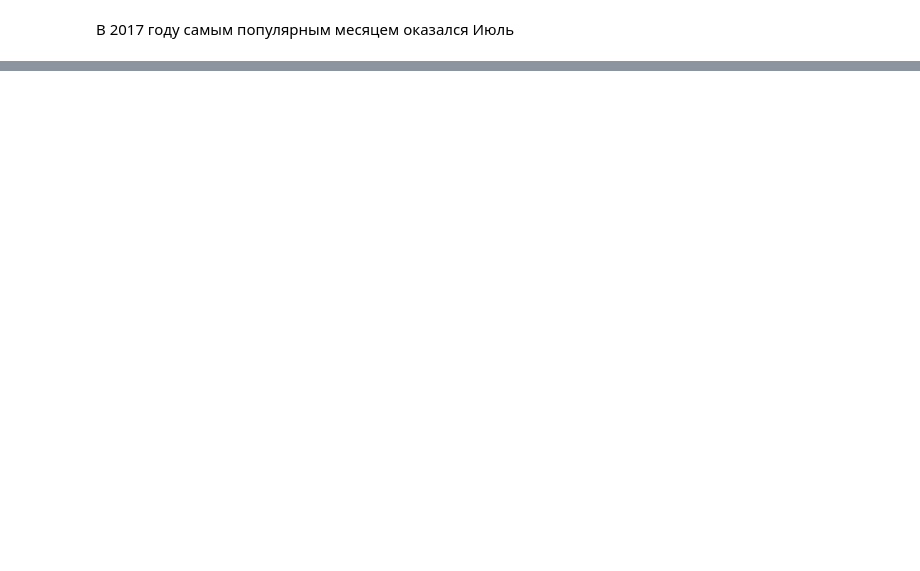
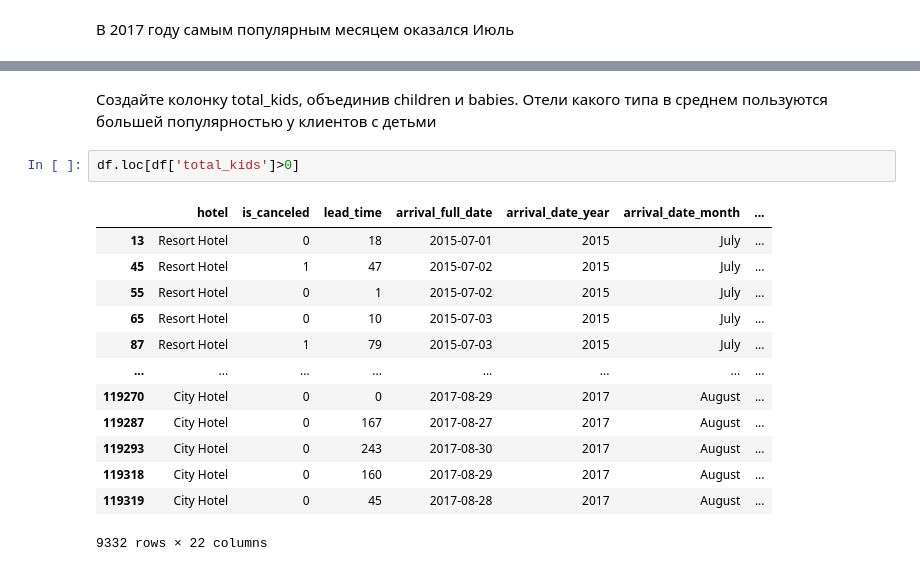
Before and after one commit to Tamerly/Data_analisys_learning, a Jupyter notebook: Project_lesson_2.ipynb, the cells around one changed output, grey strips where cells are left out. Saved outputs shown, nothing was run; the diff lists cells and outputs as text; blank space fills up the shorter version.

```diff
--- a/Project_lesson_2.ipynb
+++ b/Project_lesson_2.ipynb
@@ -246,0 +267,18 @@ df.groupby(df['reservation_status_date'].dt.month).agg({'is_canceled': 'count'})
+# %% [markdown]
+Создайте колонку total_kids, объединив children и babies. Отели какого типа в среднем пользуются большей популярностью у клиентов с детьми
+# %%
+df.loc[df['total_kids']>0]
+# %% [output]
+|  | hotel | is_canceled | lead_time | arrival_full_date | arrival_date_year | arrival_date_month | ... |
+| 13 | Resort Hotel | 0 | 18 | 2015-07-01 | 2015 | July | ... |
+| 45 | Resort Hotel | 1 | 47 | 2015-07-02 | 2015 | July | ... |
+| 55 | Resort Hotel | 0 | 1 | 2015-07-02 | 2015 | July | ... |
+| 65 | Resort Hotel | 0 | 10 | 2015-07-03 | 2015 | July | ... |
+| 87 | Resort Hotel | 1 | 79 | 2015-07-03 | 2015 | July | ... |
+| ... | ... | ... | ... | ... | ... | ... | ... |
+| 119270 | City Hotel | 0 | 0 | 2017-08-29 | 2017 | August | ... |
+| 119287 | City Hotel | 0 | 167 | 2017-08-27 | 2017 | August | ... |
+| 119293 | City Hotel | 0 | 243 | 2017-08-30 | 2017 | August | ... |
+| 119318 | City Hotel | 0 | 160 | 2017-08-29 | 2017 | August | ... |
+| 119319 | City Hotel | 0 | 45 | 2017-08-28 | 2017 | August | ... |
+9332 rows × 22 columns
```
Also changed, not shown: parts of 22 cells of this notebook.
